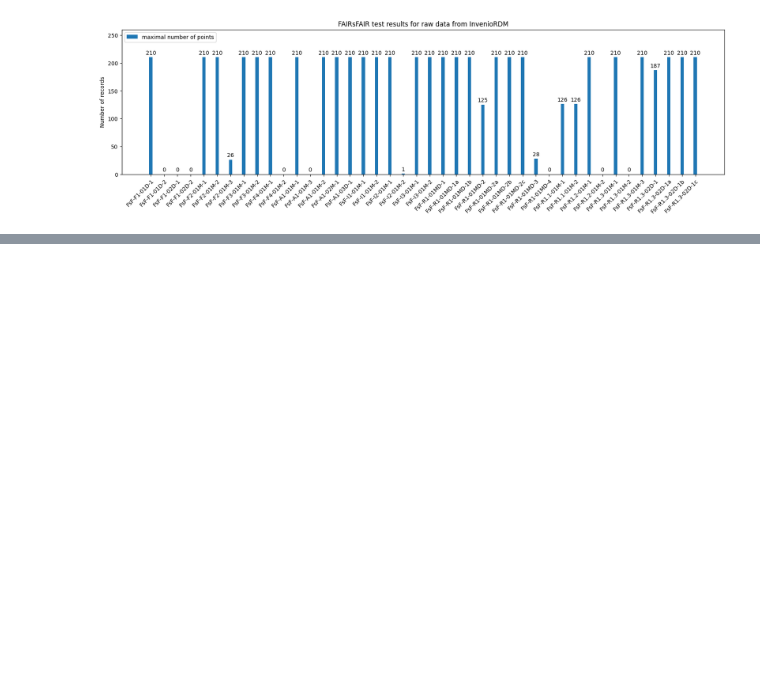
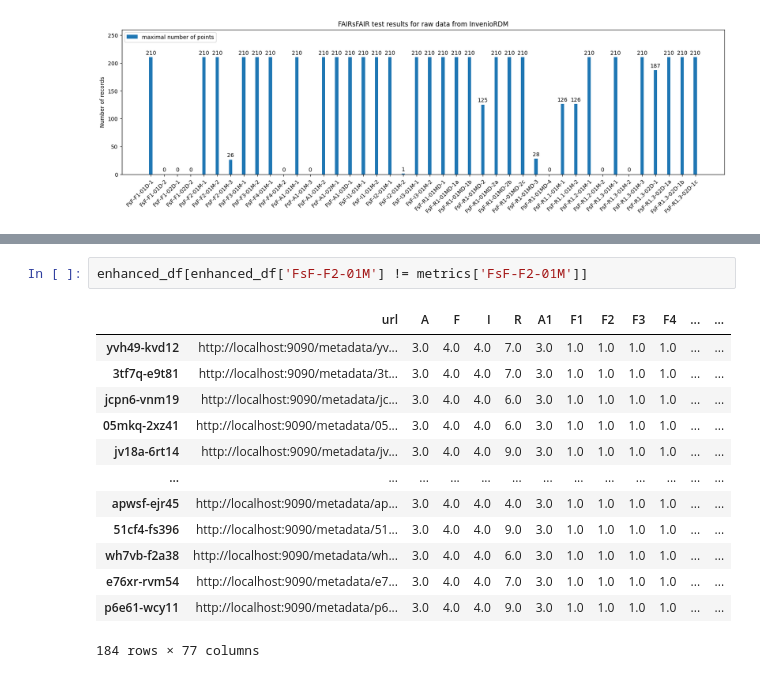
Before and after one commit to Brotholomew/extending-invenio-rdm-testing-results, a Jupyter notebook: testing.ipynb, the cells around one changed output, grey strips where cells are left out. Drawn from its saved outputs; the diff is of its cells as text; blank space fills up the shorter version.

```diff
--- a/testing.ipynb
+++ b/testing.ipynb
@@ -583,0 +615,16 @@ graph_stats_singular(invenio_df, tests, 'FAIRsFAIR test results for raw data fro
+# %%
+enhanced_df[enhanced_df['FsF-F2-01M'] != metrics['FsF-F2-01M']]
+# %% [output]
+|  | url | A | F | I | R | A1 | F1 | F2 | F3 | F4 | ... | ... |
+| yvh49-kvd12 | http://localhost:9090/metadata/yv... | 3.0 | 4.0 | 4.0 | 7.0 | 3.0 | 1.0 | 1.0 | 1.0 | 1.0 | ... | ... |
+| 3tf7q-e9t81 | http://localhost:9090/metadata/3t... | 3.0 | 4.0 | 4.0 | 7.0 | 3.0 | 1.0 | 1.0 | 1.0 | 1.0 | ... | ... |
+| jcpn6-vnm19 | http://localhost:9090/metadata/jc... | 3.0 | 4.0 | 4.0 | 6.0 | 3.0 | 1.0 | 1.0 | 1.0 | 1.0 | ... | ... |
+| 05mkq-2xz41 | http://localhost:9090/metadata/05... | 3.0 | 4.0 | 4.0 | 6.0 | 3.0 | 1.0 | 1.0 | 1.0 | 1.0 | ... | ... |
+| jv18a-6rt14 | http://localhost:9090/metadata/jv... | 3.0 | 4.0 | 4.0 | 9.0 | 3.0 | 1.0 | 1.0 | 1.0 | 1.0 | ... | ... |
+| ... | ... | ... | ... | ... | ... | ... | ... | ... | ... | ... | ... | ... |
+| apwsf-ejr45 | http://localhost:9090/metadata/ap... | 3.0 | 4.0 | 4.0 | 4.0 | 3.0 | 1.0 | 1.0 | 1.0 | 1.0 | ... | ... |
+| 51cf4-fs396 | http://localhost:9090/metadata/51... | 3.0 | 4.0 | 4.0 | 9.0 | 3.0 | 1.0 | 1.0 | 1.0 | 1.0 | ... | ... |
+| wh7vb-f2a38 | http://localhost:9090/metadata/wh... | 3.0 | 4.0 | 4.0 | 6.0 | 3.0 | 1.0 | 1.0 | 1.0 | 1.0 | ... | ... |
+| e76xr-rvm54 | http://localhost:9090/metadata/e7... | 3.0 | 4.0 | 4.0 | 7.0 | 3.0 | 1.0 | 1.0 | 1.0 | 1.0 | ... | ... |
+| p6e61-wcy11 | http://localhost:9090/metadata/p6... | 3.0 | 4.0 | 4.0 | 9.0 | 3.0 | 1.0 | 1.0 | 1.0 | 1.0 | ... | ... |
+184 rows × 77 columns
```
Also changed, not shown: parts of 9 cells of this notebook, 4 other files.
